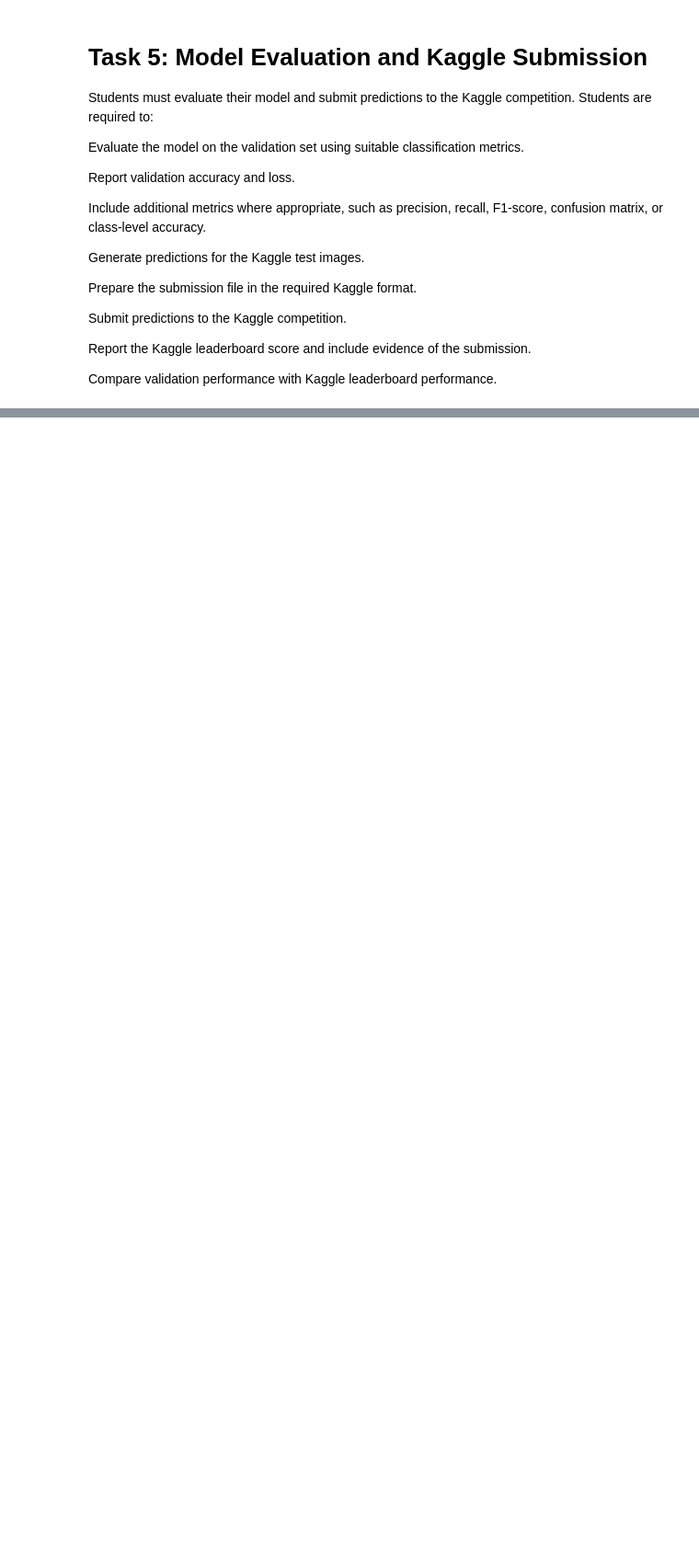
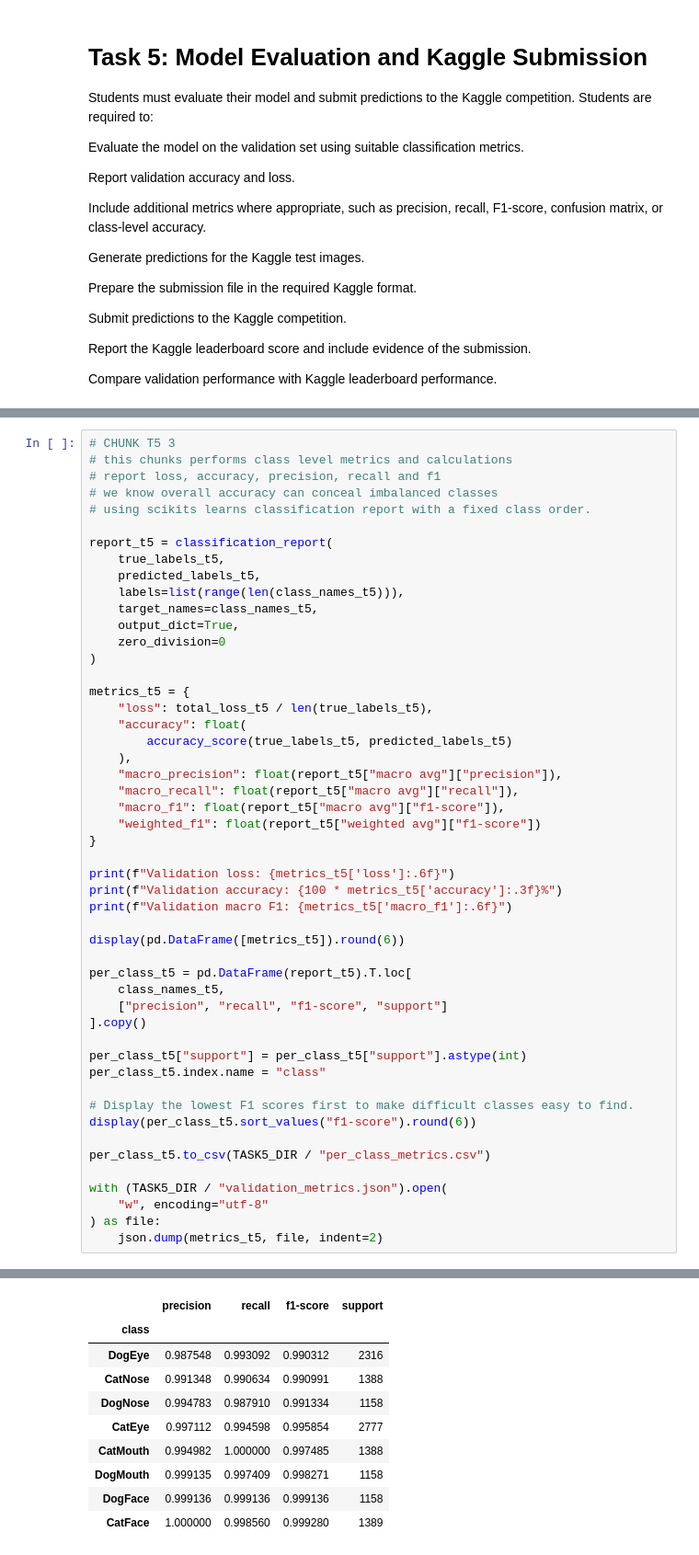
Before and after one commit to ChrisJHM6446/ENGE707_KaggleCompetition, a Jupyter notebook: KaggleComp_Main/Main.ipynb, the cells around one changed output, grey strips where cells are left out. Shown at 92% size. Cells and saved outputs as stored; diff of their text form; blank space fills up the shorter version.

```diff
--- a/KaggleComp_Main/Main.ipynb
+++ b/KaggleComp_Main/Main.ipynb
@@ -3027,0 +3072,51 @@ Compare validation performance with Kaggle leaderboard performance.
+# %%
+# CHUNK T5 3
+# this chunks performs class level metrics and calculations
+# report loss, accuracy, precision, recall and f1
+# we know overall accuracy can conceal imbalanced classes
+# using scikits learns classification report with a fixed class order.
+
+report_t5 = classification_report(
+    true_labels_t5,
+    predicted_labels_t5,
+    labels=list(range(len(class_names_t5))),
+    target_names=class_names_t5,
+    output_dict=True,
+    zero_division=0
+)
+
+metrics_t5 = {
+    "loss": total_loss_t5 / len(true_labels_t5),
+    "accuracy": float(
+        accuracy_score(true_labels_t5, predicted_labels_t5)
+    ),
+    "macro_precision": float(report_t5["macro avg"]["precision"]),
+    "macro_recall": float(report_t5["macro avg"]["recall"]),
+    "macro_f1": float(report_t5["macro avg"]["f1-score"]),
+    "weighted_f1": float(report_t5["weighted avg"]["f1-score"])
+}
+
+print(f"Validation loss: {metrics_t5['loss']:.6f}")
+print(f"Validation accuracy: {100 * metrics_t5['accuracy']:.3f}%")
+print(f"Validation macro F1: {metrics_t5['macro_f1']:.6f}")
+
+display(pd.DataFrame([metrics_t5]).round(6))
+
+per_class_t5 = pd.DataFrame(report_t5).T.loc[
+    class_names_t5,
+    ["precision", "recall", "f1-score", "support"]
+].copy()
+
+per_class_t5["support"] = per_class_t5["support"].astype(int)
+per_class_t5.index.name = "class"
+
+# Display the lowest F1 scores first to make difficult classes easy to find.
+display(per_class_t5.sort_values("f1-score").round(6))
+
+per_class_t5.to_csv(TASK5_DIR / "per_class_metrics.csv")
+
+with (TASK5_DIR / "validation_metrics.json").open(
+    "w", encoding="utf-8"
+) as file:
+    json.dump(metrics_t5, file, indent=2)
+# %% [output]
@@ -3027,0 +3128,10 @@ Compare validation performance with Kaggle leaderboard performance.
+|  | precision | recall | f1-score | support |
+| class |  |  |  |  |
+| DogEye | 0.987548 | 0.993092 | 0.990312 | 2316 |
+| CatNose | 0.991348 | 0.990634 | 0.990991 | 1388 |
+| DogNose | 0.994783 | 0.987910 | 0.991334 | 1158 |
+| CatEye | 0.997112 | 0.994598 | 0.995854 | 2777 |
+| CatMouth | 0.994982 | 1.000000 | 0.997485 | 1388 |
+| DogMouth | 0.999135 | 0.997409 | 0.998271 | 1158 |
+| DogFace | 0.999136 | 0.999136 | 0.999136 | 1158 |
+| CatFace | 1.000000 | 0.998560 | 0.999280 | 1389 |
```
Also changed, not shown: parts of 41 cells of this notebook, 9 other files.
